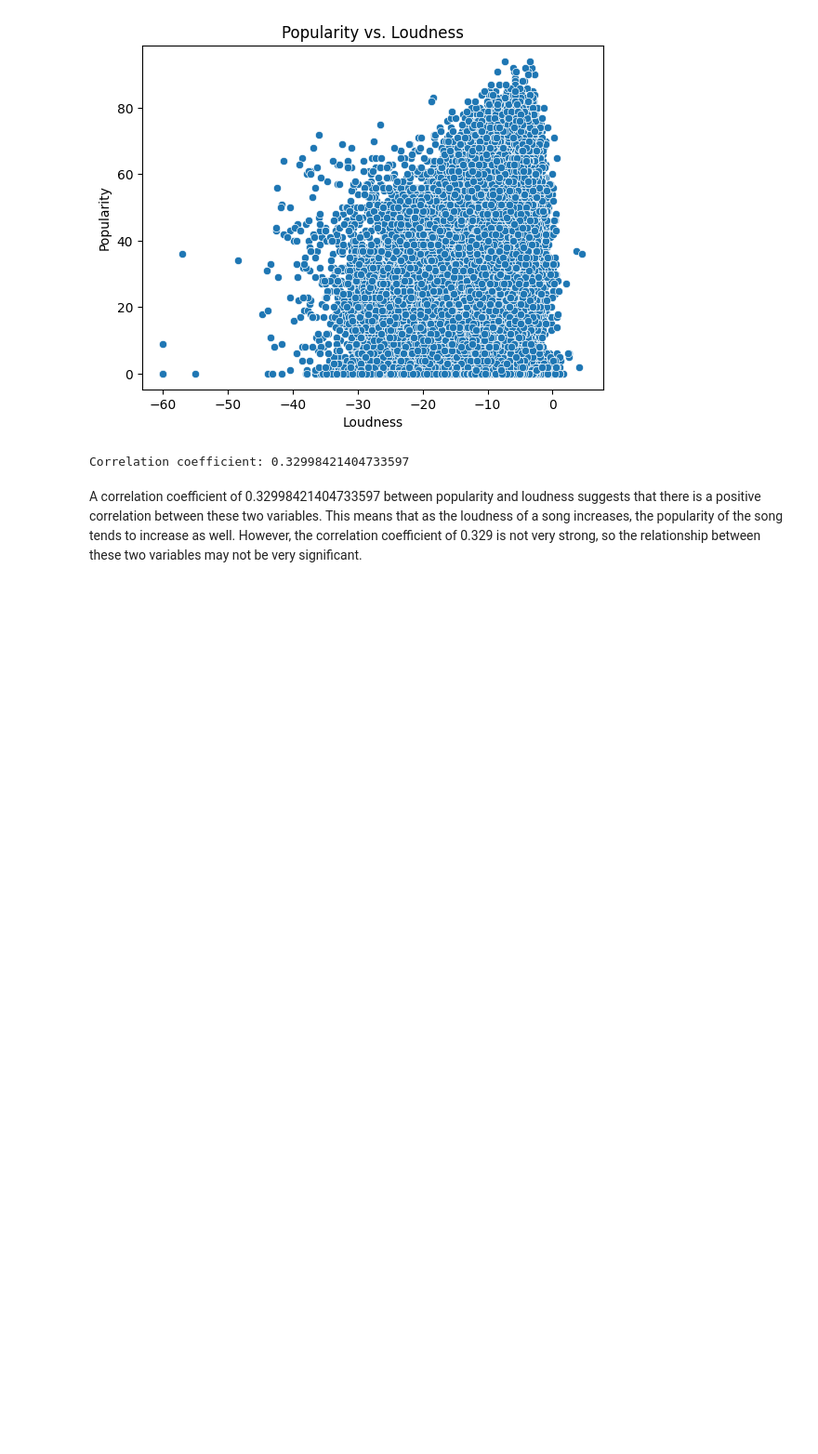
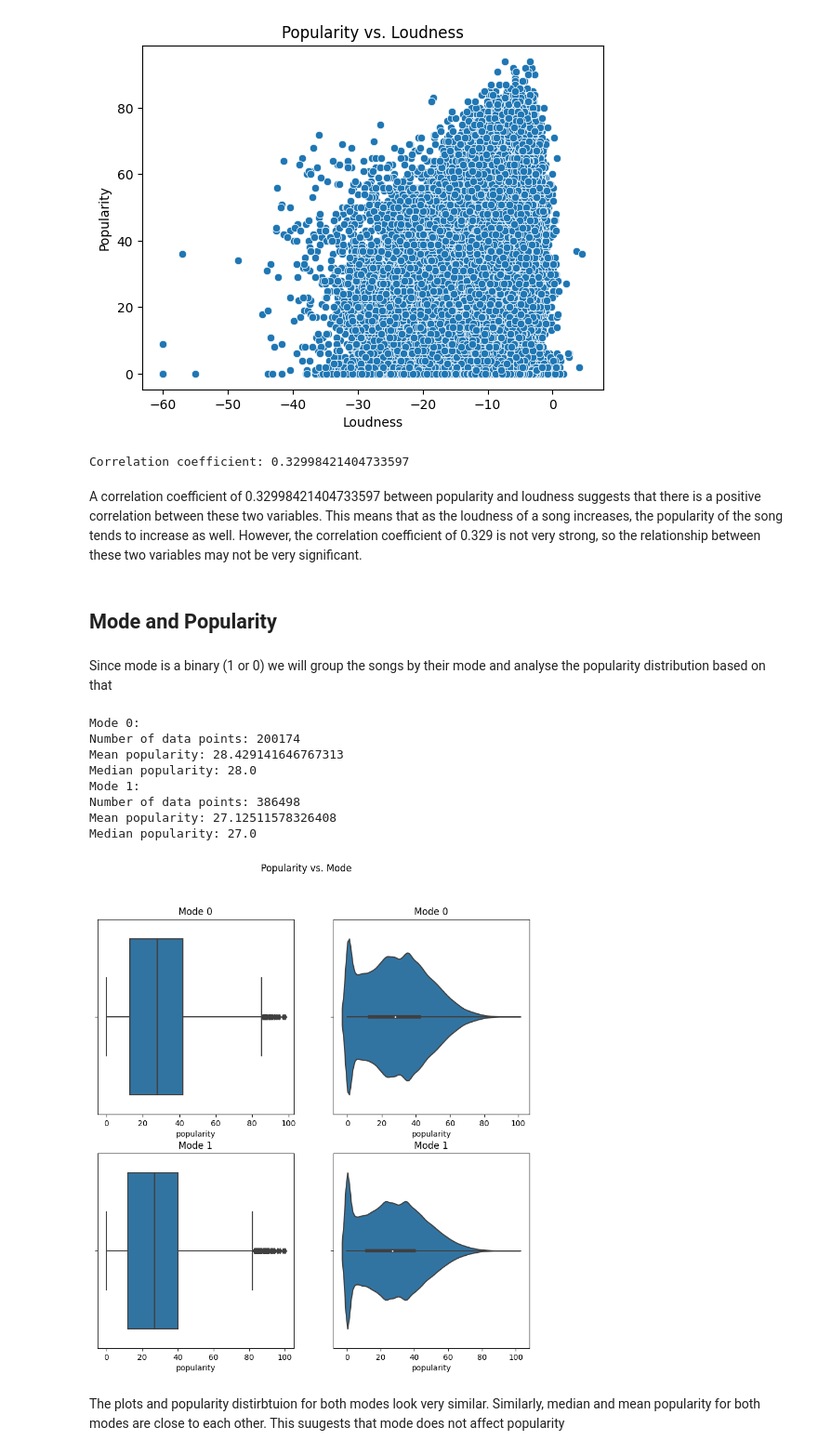
Before and after one commit to ayushmandixit2000/DSAI-Project, a Jupyter notebook: TracksAnalysis.ipynb, the cells around one changed output. Shown at 93% size. Cells and saved outputs as stored; diff of their text form; code cells hidden in the pictures; blank space fills up the shorter version.

Commit message:
add mode analysis

```diff
--- a/TracksAnalysis.ipynb
+++ b/TracksAnalysis.ipynb
@@ -723,3 +723,65 @@ print('Correlation coefficient:', corr)
 Correlation coefficient: 0.32998421404733597
 # %% [markdown]
 A correlation coefficient of 0.32998421404733597 between popularity and loudness suggests that there is a positive correlation between these two variables. This means that as the loudness of a song increases, the popularity of the song tends to increase as well. However, the correlation coefficient of 0.329 is not very strong, so the relationship between these two variables may not be very significant.
+# %% [markdown]
+## Mode and Popularity
+# %% [markdown]
+Since mode is a binary (1 or 0) we will group the songs by their mode and analyse the popularity distribution based on that
+# %%
+import pandas as pd
+import matplotlib.pyplot as plt
+import seaborn as sns
+
+# Load the CSV file into a pandas DataFrame
+df = pd.read_csv('tracks.csv')
+
+# Split the DataFrame by mode
+mode0 = df[df['mode'] == 0]['popularity']
+mode1 = df[df['mode'] == 1]['popularity']
+
+print("Mode 0:")
+print("Number of data points:", len(mode0))
+print("Mean popularity:", mode0.mean())
+print("Median popularity:", mode0.median())
+
+print("Mode 1:")
+print("Number of data points:", len(mode1))
+print("Mean popularity:", mode1.mean())
+print("Median popularity:", mode1.median())
+
+fig, axs = plt.subplots(nrows=2, ncols=2, figsize=(10, 10))
+
+# Create a boxplot of popularity for mode 0 in the first subplot
+sns.boxplot(x=mode0, ax=axs[0, 0])
+axs[0, 0].set_title('Mode 0')
+
+# Create a violin plot of popularity for mode 0 in the second subplot
+sns.violinplot(x=mode0, ax=axs[0, 1])
+axs[0, 1].set_title('Mode 0')
+
+# Create a boxplot of popularity for mode 1 in the third subplot
+sns.boxplot(x=mode1, ax=axs[1, 0])
+axs[1, 0].set_title('Mode 1')
+
+# Create a violin plot of popularity for mode 1 in the fourth subplot
+sns.violinplot(x=mode1, ax=axs[1, 1])
+axs[1, 1].set_title('Mode 1')
+
+
+# Set the overall title of the figure
+fig.suptitle('Popularity vs. Mode')
+
+# Show the plot
+plt.show()
+# %% [output]
+Mode 0:
+Number of data points: 200174
+Mean popularity: 28.429141646767313
+Median popularity: 28.0
+Mode 1:
+Number of data points: 386498
+Mean popularity: 27.12511578326408
+Median popularity: 27.0
+[figure, added]
+# %% [markdown]
+The plots and popularity distirbtuion for both modes look very similar. Similarly, median and mean popularity for both modes are close to each other. This suugests that mode does not affect popularity
```
